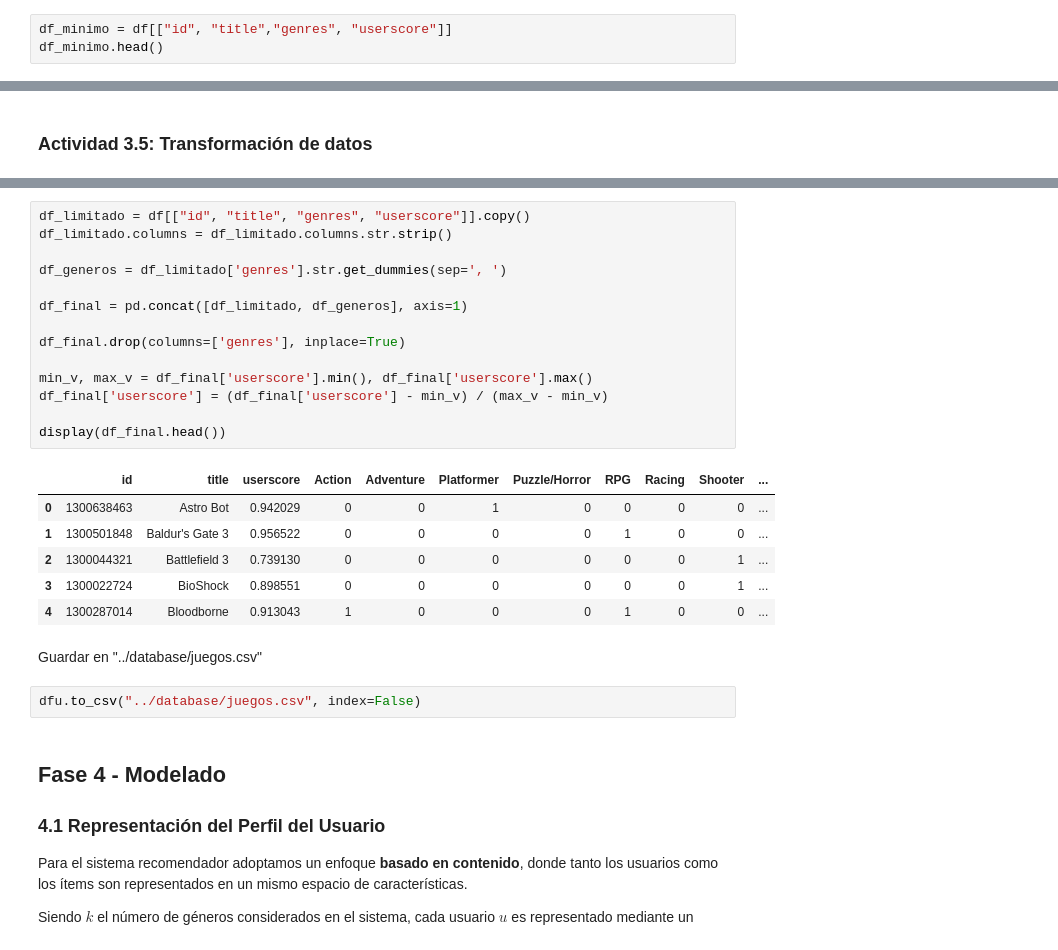
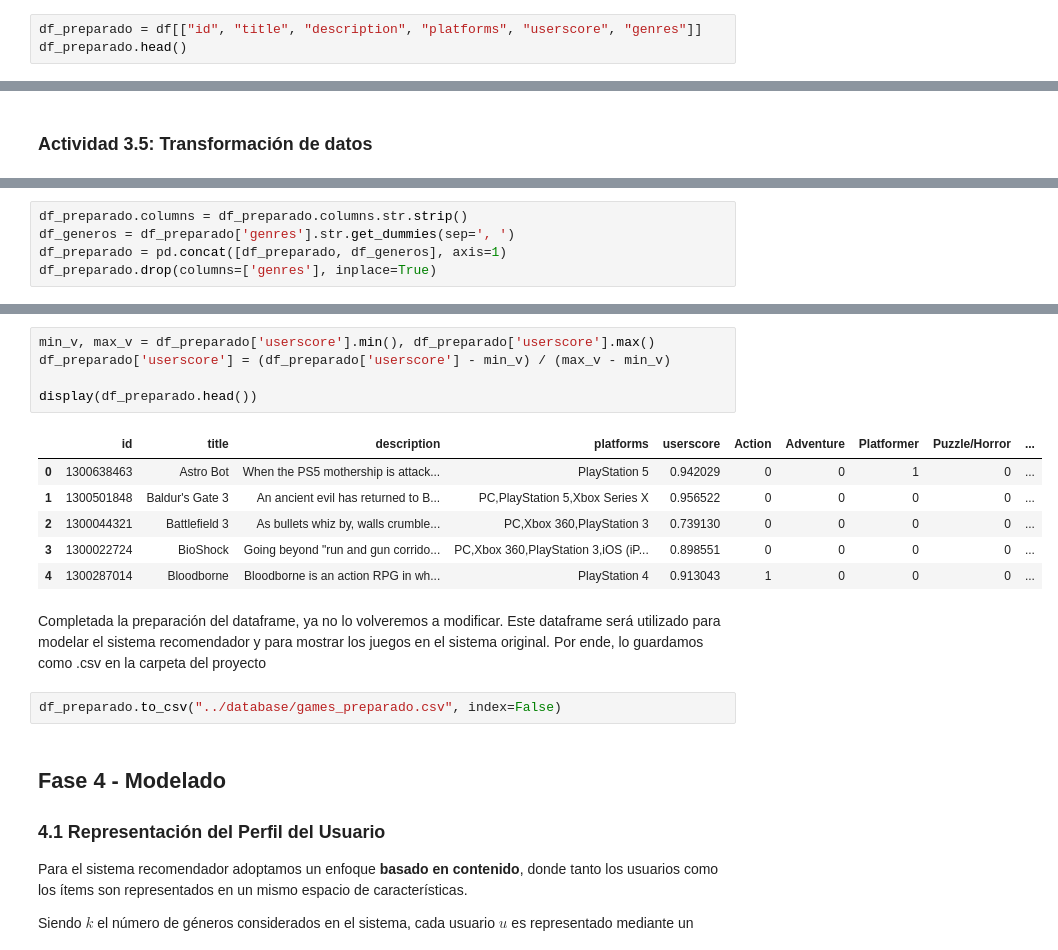
Before and after one commit to SantiagoCiaponi/data-science, a Jupyter notebook: notebooks/data_mining.ipynb, the cells around one changed output, grey strips where cells are left out. Drawn from its saved outputs; the diff is of its cells as text.

```diff
--- a/notebooks/data_mining.ipynb
+++ b/notebooks/data_mining.ipynb
@@ -1711,6 +1711,6 @@ Conociendo en detalle los atributos del dataset, realizamos un análisis uno por
 <br>
 Con esto en mente, aplicamos el cambio correspondiente en el dataframe:
 # %%
-df_minimo = df[["id", "title","genres", "userscore"]]
-df_minimo.head()
+df_preparado = df[["id", "title", "description", "platforms", "userscore", "genres"]]
+df_preparado.head()
 # %% [output]
@@ -1757,0 +1756,5 @@ Para evitar que el sistema analice escalas y que si analice patrones reales proc
+# %%
+df_preparado.columns = df_preparado.columns.str.strip()
+df_generos = df_preparado['genres'].str.get_dummies(sep=', ')
+df_preparado = pd.concat([df_preparado, df_generos], axis=1)
+df_preparado.drop(columns=['genres'], inplace=True)
@@ -1758,28 +1771,19 @@ Para evitar que el sistema analice escalas y que si analice patrones reales proc
 # %%
-df_limitado = df[["id", "title", "genres", "userscore"]].copy()
-df_limitado.columns = df_limitado.columns.str.strip()
+min_v, max_v = df_preparado['userscore'].min(), df_preparado['userscore'].max()
+df_preparado['userscore'] = (df_preparado['userscore'] - min_v) / (max_v - min_v)
 
-df_generos = df_limitado['genres'].str.get_dummies(sep=', ')
-
-df_final = pd.concat([df_limitado, df_generos], axis=1)
-
-df_final.drop(columns=['genres'], inplace=True)
-
-min_v, max_v = df_final['userscore'].min(), df_final['userscore'].max()
-df_final['userscore'] = (df_final['userscore'] - min_v) / (max_v - min_v)
-
-display(df_final.head())
+display(df_preparado.head())
 # %% [output]
-|  | id | title | userscore | Action | Adventure | Platformer | Puzzle/Horror | RPG | Racing | Shooter | ... |
-| 0 | 1300638463 | Astro Bot | 0.942029 | 0 | 0 | 1 | 0 | 0 | 0 | 0 | ... |
-| 1 | 1300501848 | Baldur's Gate 3 | 0.956522 | 0 | 0 | 0 | 0 | 1 | 0 | 0 | ... |
-| 2 | 1300044321 | Battlefield 3 | 0.739130 | 0 | 0 | 0 | 0 | 0 | 0 | 1 | ... |
-| 3 | 1300022724 | BioShock | 0.898551 | 0 | 0 | 0 | 0 | 0 | 0 | 1 | ... |
-| 4 | 1300287014 | Bloodborne | 0.913043 | 1 | 0 | 0 | 0 | 1 | 0 | 0 | ... |
+|  | id | title | description | platforms | userscore | Action | Adventure | Platformer | Puzzle/Horror | ... |
+| 0 | 1300638463 | Astro Bot | When the PS5 mothership is attack... | PlayStation 5 | 0.942029 | 0 | 0 | 1 | 0 | ... |
+| 1 | 1300501848 | Baldur's Gate 3 | An ancient evil has returned to B... | PC,PlayStation 5,Xbox Series X | 0.956522 | 0 | 0 | 0 | 0 | ... |
+| 2 | 1300044321 | Battlefield 3 | As bullets whiz by, walls crumble... | PC,Xbox 360,PlayStation 3 | 0.739130 | 0 | 0 | 0 | 0 | ... |
+| 3 | 1300022724 | BioShock | Going beyond "run and gun corrido... | PC,Xbox 360,PlayStation 3,iOS (iP... | 0.898551 | 0 | 0 | 0 | 0 | ... |
+| 4 | 1300287014 | Bloodborne | Bloodborne is an action RPG in wh... | PlayStation 4 | 0.913043 | 1 | 0 | 0 | 0 | ... |
 # %% [markdown]
-Guardar en "../database/juegos.csv"
+Completada la preparación del dataframe, ya no lo volveremos a modificar. Este dataframe será utilizado para modelar el sistema recomendador y para mostrar los juegos en el sistema original. Por ende, lo guardamos como .csv en la carpeta del proyecto
 # %%
-dfu.to_csv("../database/juegos.csv", index=False)
+df_preparado.to_csv("../database/games_preparado.csv", index=False)
 # %% [markdown]
 ## Fase 4 - Modelado
 
```
Also changed, not shown: parts of 10 cells of this notebook, 2 other files.
